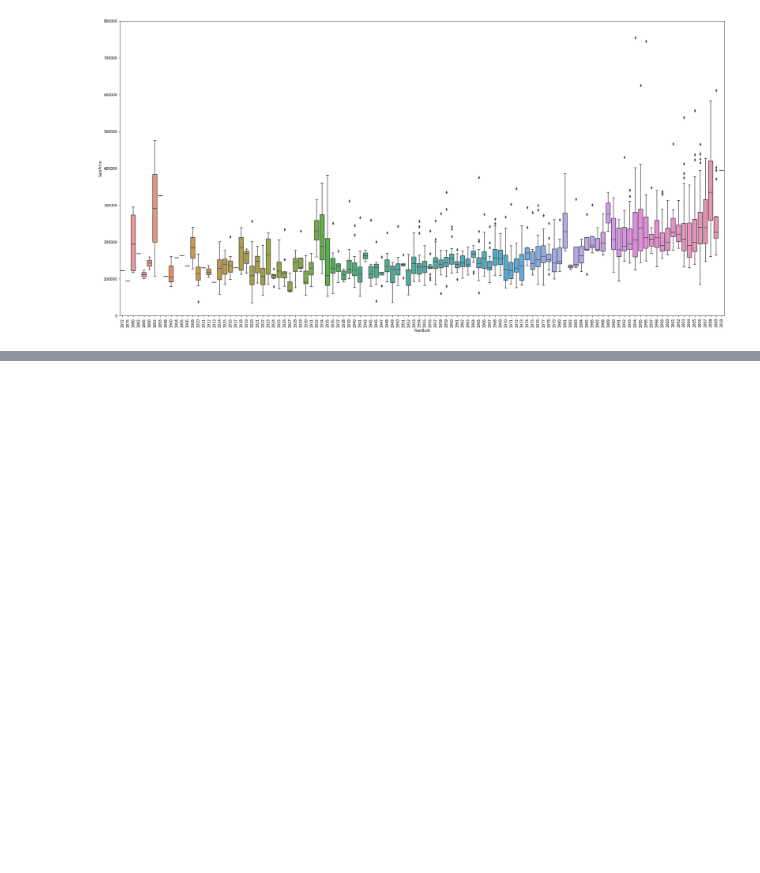
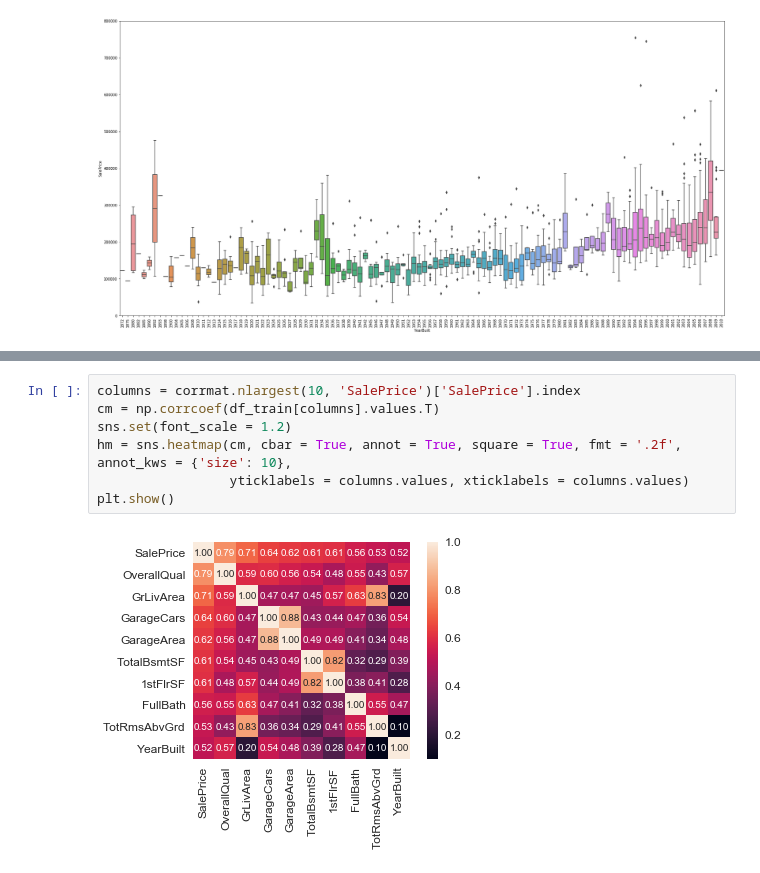
Before and after one commit to Hamifthi/100_days_of_machinelearning, a Jupyter notebook: House prices/Data explotary.ipynb, the cells around one changed output, grey strips where cells are left out. Drawn from its saved outputs; the diff is of its cells as text; blank space fills up the shorter version.

```diff
--- a/House prices/Data explotary.ipynb
+++ b/House prices/Data explotary.ipynb
@@ -68,0 +76,9 @@ plt.xticks(rotation = 90)
+# %%
+columns = corrmat.nlargest(10, 'SalePrice')['SalePrice'].index
+cm = np.corrcoef(df_train[columns].values.T)
+sns.set(font_scale = 1.2)
+hm = sns.heatmap(cm, cbar = True, annot = True, square = True, fmt = '.2f', annot_kws = {'size': 10},
+                 yticklabels = columns.values, xticklabels = columns.values)
+plt.show()
+# %% [output]
+[figure, added]
```
Also changed, not shown: parts of 2 cells of this notebook.
